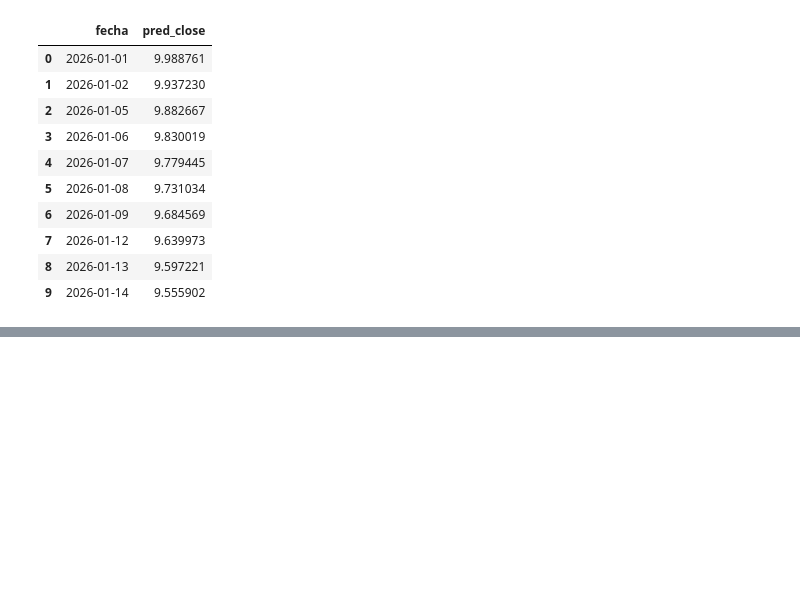
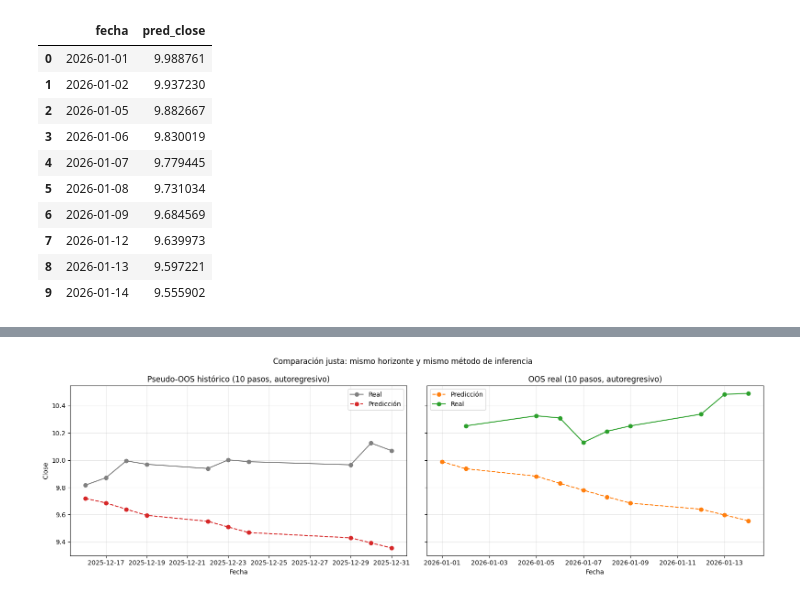
Before and after one commit to HUMartinezC/ia_bigdata_lab, a Jupyter notebook: notebooks/PIA/tarea_redes_neuronales_recurrentes.ipynb, the cells around one changed output, grey strips where cells are left out. Cells and saved outputs as stored; diff of their text form; code cells hidden in the pictures; blank space fills up the shorter version.

```diff
--- a/notebooks/PIA/tarea_redes_neuronales_recurrentes.ipynb
+++ b/notebooks/PIA/tarea_redes_neuronales_recurrentes.ipynb
@@ -420,0 +413,84 @@ Puedes ampliar el análisis añadiendo más configuraciones en la lista `experim
+# %%
+# Comparativa en mismas circunstancias: ambos escenarios con forecast autoregresivo multi-step para test y OOS (fuera de la muestra)
+h = len(future_index)  # mismo horizonte que OOS (10 días hábiles)
+
+# Asegurar scaler coherente con el mejor modelo
+_, _, _, _, _, scaler_cmp, _ = prepare_data_for_steps(close_series, n_steps=best_n_steps)
+
+# --- Escenario A: bloque histórico (pseudo-OOS) con el MISMO método autoregresivo ---
+hist_target_idx = test_index[-h:]  # últimos h días del tramo test
+hist_start_loc = close_series.index.get_loc(hist_target_idx[0])
+
+if hist_start_loc < best_n_steps:
+    raise ValueError("No hay historial suficiente para construir la ventana inicial histórica.")
+
+hist_init_window = close_series[['close']].values[hist_start_loc - best_n_steps:hist_start_loc]
+hist_window_scaled = scaler_cmp.transform(hist_init_window)
+
+hist_pred_scaled = []
+window = hist_window_scaled.copy()
+for _ in range(h):
+    x_input = window.reshape(1, best_n_steps, 1)
+    next_scaled = best_model.predict(x_input, verbose=0)[0, 0]
+    hist_pred_scaled.append(next_scaled)
+    window = np.vstack([window[1:], [[next_scaled]]])
+
+hist_pred = scaler_cmp.inverse_transform(np.array(hist_pred_scaled).reshape(-1, 1)).reshape(-1)
+hist_real = close_series.loc[hist_target_idx, 'close'].values
+
+# --- Escenario B: OOS real (ya calculado en celda 25, también autoregresivo multi-step) ---
+if 'comp' not in globals():
+    raise ValueError("Ejecuta antes la celda 25 para crear 'comp'.")
+
+oos_cmp = comp.copy()
+oos_cmp.index = pd.to_datetime(oos_cmp.index)
+oos_cmp = oos_cmp.tail(h)
+
+# Métricas
+rmse_hist, mae_hist, mape_hist = compute_metrics(hist_real, hist_pred)
+oos_eval = oos_cmp.dropna()
+
+# Gráfica lado a lado
+fig, axes = plt.subplots(1, 2, figsize=(16, 5), sharey=True)
+
+axes[0].plot(hist_target_idx, hist_real, '-o', label='Real', color='gray')
+axes[0].plot(hist_target_idx, hist_pred, '--o', label='Predicción', color='tab:red')
+axes[0].set_title(f'Pseudo-OOS histórico ({h} pasos, autoregresivo)')
+axes[0].set_xlabel('Fecha')
+axes[0].set_ylabel('Close')
+axes[0].grid(alpha=0.3)
+axes[0].legend()
+
+axes[1].plot(oos_cmp.index, oos_cmp['pred_close'], '--o', label='Predicción', color='tab:orange')
+axes[1].plot(oos_cmp.index, oos_cmp['real_close'], '-o', label='Real', color='tab:green')
+axes[1].set_title(f'OOS real ({h} pasos, autoregresivo)')
+axes[1].set_xlabel('Fecha')
+axes[1].grid(alpha=0.3)
+axes[1].legend()
+
+plt.suptitle('Comparación justa: mismo horizonte y mismo método de inferencia')
+plt.tight_layout()
+plt.show()
+
+if oos_eval.empty:
+    print(f"Pseudo-OOS histórico ({h}): RMSE={rmse_hist:.4f} | MAE={mae_hist:.4f} | MAPE={mape_hist:.2f}%")
+    print("OOS real: sin datos reales disponibles todavía en esa ventana.")
+    rmse_oos_fair = np.nan
+    mae_oos_fair = np.nan
+    mape_oos_fair = np.nan
+else:
+    rmse_oos_fair, mae_oos_fair, mape_oos_fair = compute_metrics(
+        oos_eval['real_close'].values,
+        oos_eval['pred_close'].values
+    )
+    print(f"Pseudo-OOS histórico ({h}): RMSE={rmse_hist:.4f} | MAE={mae_hist:.4f} | MAPE={mape_hist:.2f}%")
+    print(f"OOS real ({len(oos_eval)}): RMSE={rmse_oos_fair:.4f} | MAE={mae_oos_fair:.4f} | MAPE={mape_oos_fair:.2f}%")
+
+display(pd.DataFrame({
+    'segmento': ['pseudo_oos_historico_autoregresivo', f'oos_real_autoregresivo_{len(oos_eval)}'],
+    'rmse': [rmse_hist, rmse_oos_fair],
+    'mae': [mae_hist, mae_oos_fair],
+    'mape': [mape_hist, mape_oos_fair]
+}))
+# %% [output]
+[figure, added]
```
Also changed, not shown: parts of 3 cells of this notebook.
